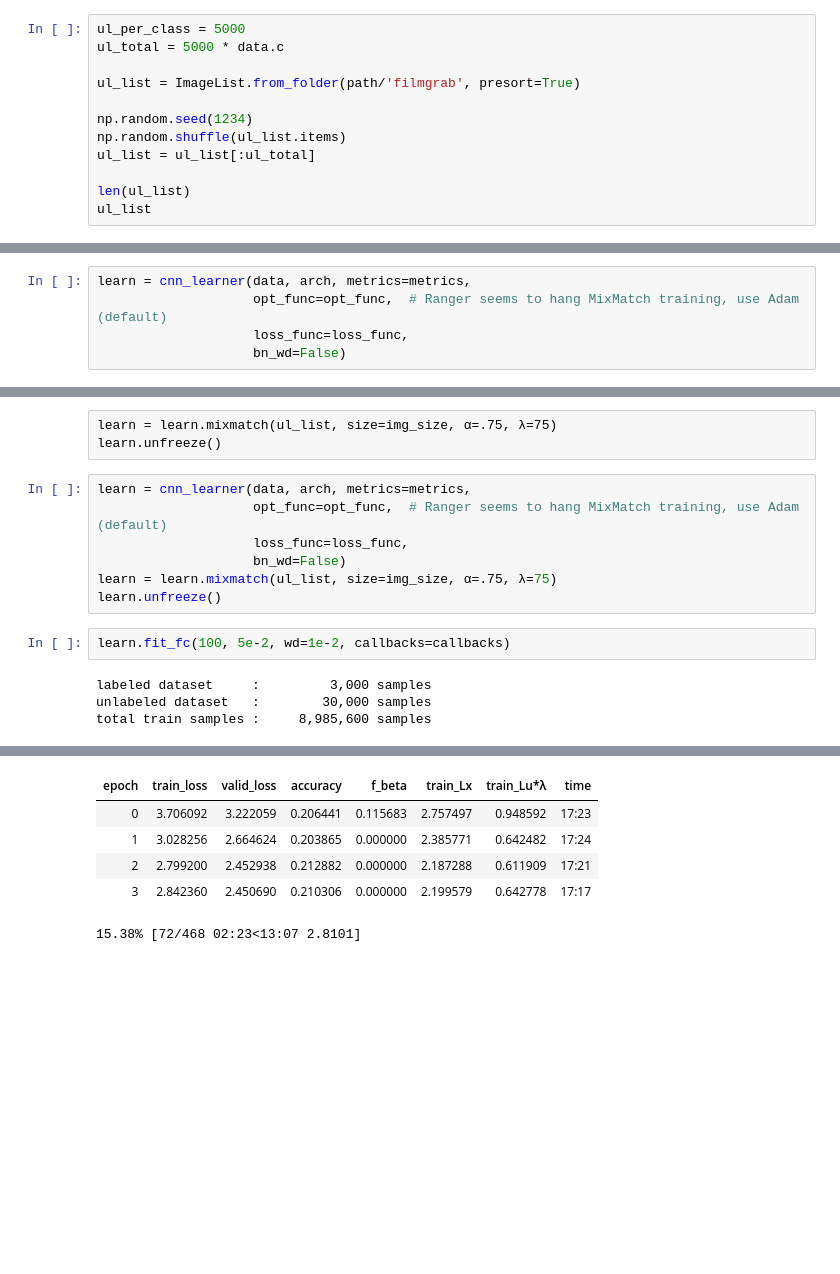
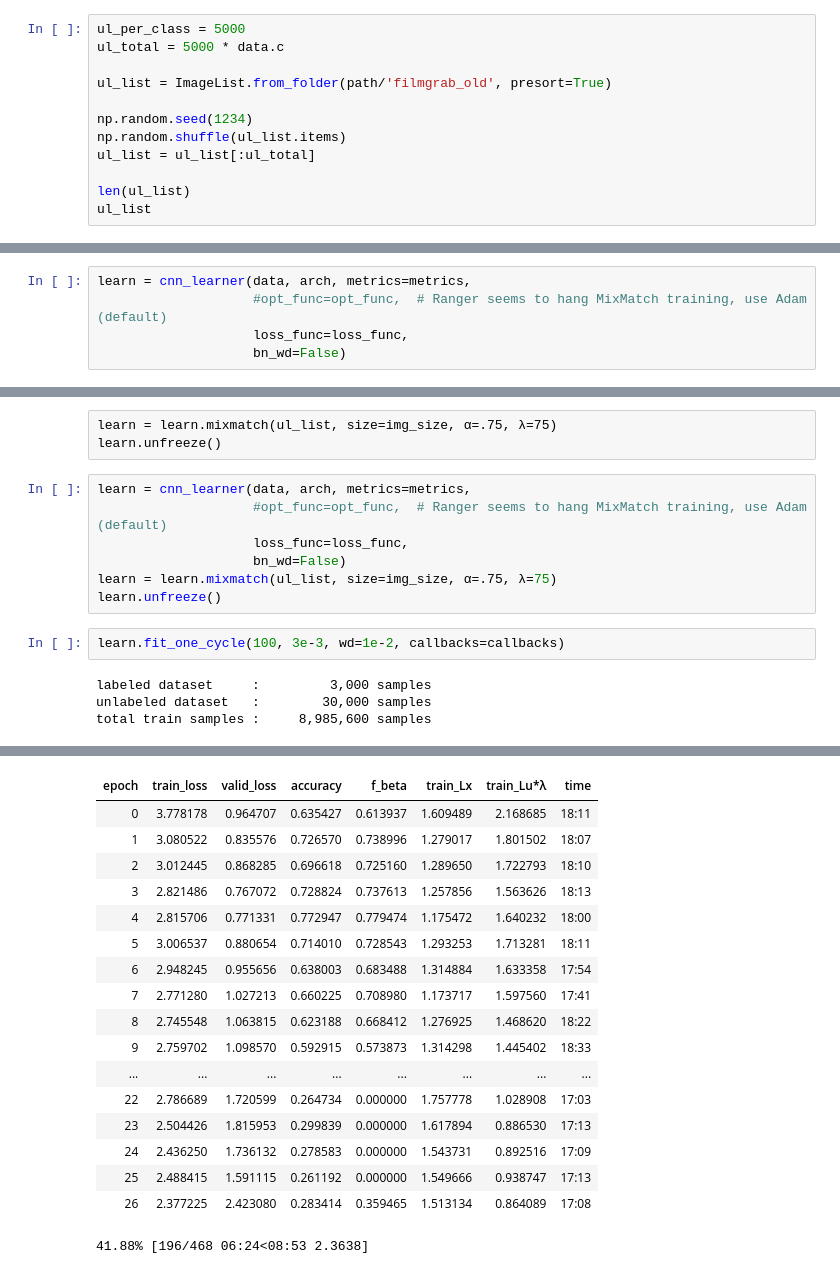
Before and after one commit to echorec/CinemaNet, a Jupyter notebook: nbs/cat_shot-framing_MixMatch.ipynb, the cells around one changed output, grey strips where cells are left out. Drawn from its saved outputs; the diff is of its cells as text; blank space fills up the shorter version.

```diff
--- a/nbs/cat_shot-framing_MixMatch.ipynb
+++ b/nbs/cat_shot-framing_MixMatch.ipynb
@@ -133,7 +131,7 @@ For the unlabelled data, grab 5000 images per class. 5000 * 6 = 30000
 ul_per_class = 5000
 ul_total = 5000 * data.c
 
-ul_list = ImageList.from_folder(path/'filmgrab', presort=True)
+ul_list = ImageList.from_folder(path/'filmgrab_old', presort=True)
 
 np.random.seed(1234)
 np.random.shuffle(ul_list.items)
@@ -168,7 +166,7 @@ def get_callbacks(learner, mod_name, monitor='accuracy'):
     ]
 # %%
 learn = cnn_learner(data, arch, metrics=metrics,
-                    opt_func=opt_func,  # Ranger seems to hang MixMatch training, use Adam (default)
+                    #opt_func=opt_func,  # Ranger seems to hang MixMatch training, use Adam (default)
                     loss_func=loss_func,
                     bn_wd=False)
 # %%
@@ -206,13 +201,13 @@ learn = learn.mixmatch(ul_list, size=img_size, α=.75, λ=75)
 learn.unfreeze()
 # %%
 learn = cnn_learner(data, arch, metrics=metrics,
-                    opt_func=opt_func,  # Ranger seems to hang MixMatch training, use Adam (default)
+                    #opt_func=opt_func,  # Ranger seems to hang MixMatch training, use Adam (default)
                     loss_func=loss_func,
                     bn_wd=False)
 learn = learn.mixmatch(ul_list, size=img_size, α=.75, λ=75)
 learn.unfreeze()
 # %%
-learn.fit_fc(100, 5e-2, wd=1e-2, callbacks=callbacks)
+learn.fit_one_cycle(100, 3e-3, wd=1e-2, callbacks=callbacks)
 # %% [output]
 labeled dataset     :         3,000 samples
 unlabeled dataset   :        30,000 samples
@@ -221,6 +216,18 @@ total train samples :     8,985,600 samples
 | epoch | train_loss | valid_loss | accuracy | f_beta | train_Lx | train_Lu*λ | time |
-| 0 | 3.706092 | 3.222059 | 0.206441 | 0.115683 | 2.757497 | 0.948592 | 17:23 |
-| 1 | 3.028256 | 2.664624 | 0.203865 | 0.000000 | 2.385771 | 0.642482 | 17:24 |
-| 2 | 2.799200 | 2.452938 | 0.212882 | 0.000000 | 2.187288 | 0.611909 | 17:21 |
-| 3 | 2.842360 | 2.450690 | 0.210306 | 0.000000 | 2.199579 | 0.642778 | 17:17 |
+| 0 | 3.778178 | 0.964707 | 0.635427 | 0.613937 | 1.609489 | 2.168685 | 18:11 |
+| 1 | 3.080522 | 0.835576 | 0.726570 | 0.738996 | 1.279017 | 1.801502 | 18:07 |
+| 2 | 3.012445 | 0.868285 | 0.696618 | 0.725160 | 1.289650 | 1.722793 | 18:10 |
+| 3 | 2.821486 | 0.767072 | 0.728824 | 0.737613 | 1.257856 | 1.563626 | 18:13 |
+| 4 | 2.815706 | 0.771331 | 0.772947 | 0.779474 | 1.175472 | 1.640232 | 18:00 |
+| 5 | 3.006537 | 0.880654 | 0.714010 | 0.728543 | 1.293253 | 1.713281 | 18:11 |
+| 6 | 2.948245 | 0.955656 | 0.638003 | 0.683488 | 1.314884 | 1.633358 | 17:54 |
+| 7 | 2.771280 | 1.027213 | 0.660225 | 0.708980 | 1.173717 | 1.597560 | 17:41 |
+| 8 | 2.745548 | 1.063815 | 0.623188 | 0.668412 | 1.276925 | 1.468620 | 18:22 |
+| 9 | 2.759702 | 1.098570 | 0.592915 | 0.573873 | 1.314298 | 1.445402 | 18:33 |
+| ... | ... | ... | ... | ... | ... | ... | ... |
+| 22 | 2.786689 | 1.720599 | 0.264734 | 0.000000 | 1.757778 | 1.028908 | 17:03 |
+| 23 | 2.504426 | 1.815953 | 0.299839 | 0.000000 | 1.617894 | 0.886530 | 17:13 |
+| 24 | 2.436250 | 1.736132 | 0.278583 | 0.000000 | 1.543731 | 0.892516 | 17:09 |
+| 25 | 2.488415 | 1.591115 | 0.261192 | 0.000000 | 1.549666 | 0.938747 | 17:13 |
+| 26 | 2.377225 | 2.423080 | 0.283414 | 0.359465 | 1.513134 | 0.864089 | 17:08 |
-15.38% [72/468 02:23<13:07 2.8101]
+41.88% [196/468 06:24<08:53 2.3638]
```
Also changed, not shown: parts of 9 cells of this notebook.
